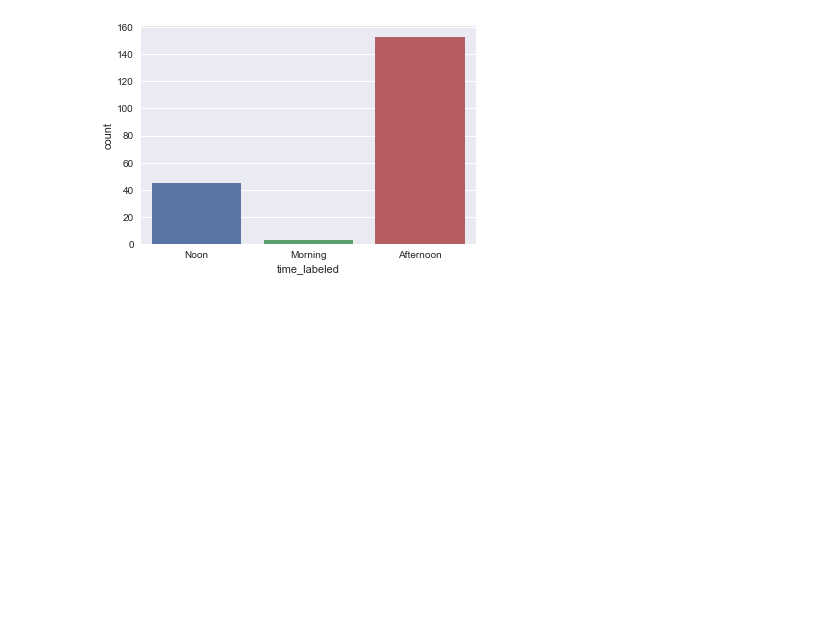
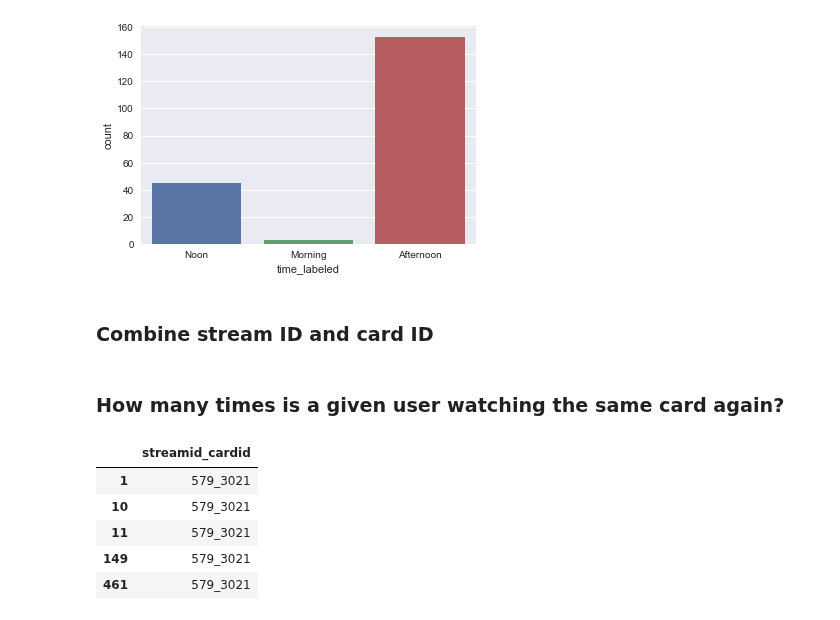
Before and after one commit to ace-racer/ContextualRecommender, a Jupyter notebook: hybird_recommender/Process raw stream views.ipynb, the cells around one changed output. Saved outputs shown, nothing was run; the diff lists cells and outputs as text; code cells hidden in the pictures; blank space fills up the shorter version.

```diff
--- a/hybird_recommender/Process raw stream views.ipynb
+++ b/hybird_recommender/Process raw stream views.ipynb
@@ -153,3 +153,19 @@ ax = sns.countplot(x="time_labeled", data=stream_views_df[stream_views_df["USERI
 ax = sns.countplot(x="time_labeled", data=stream_views_df[stream_views_df["USERID"] == 977])
 # %% [output]
 [figure]
+# %% [markdown]
+### Combine stream ID and card ID
+# %%
+stream_views_df["streamid_cardid"] = stream_views_df["STREAMID"].map(str) + "_" + stream_views_df["CARDID"].map(str)
+# %% [markdown]
+### How many times is a given user watching the same card again?
+# %%
+user_views_df = stream_views_df[stream_views_df["USERID"] == 1054][["streamid_cardid"]]
+user_views_df.head()
+# %% [output]
+|  | streamid_cardid |
+| 1 | 579_3021 |
+| 10 | 579_3021 |
+| 11 | 579_3021 |
+| 149 | 579_3021 |
+| 461 | 579_3021 |
```
Also changed, not shown: parts of 2 cells of this notebook.
